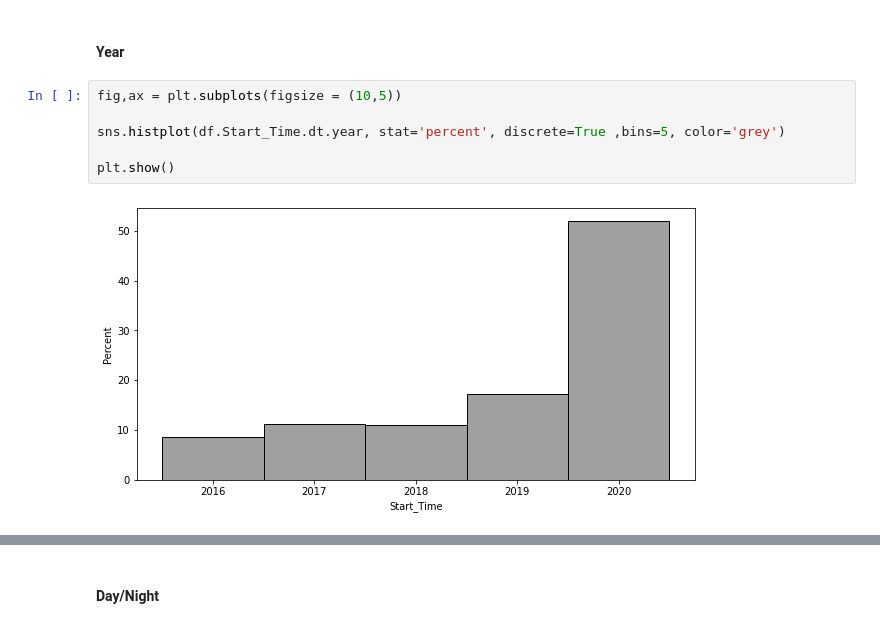
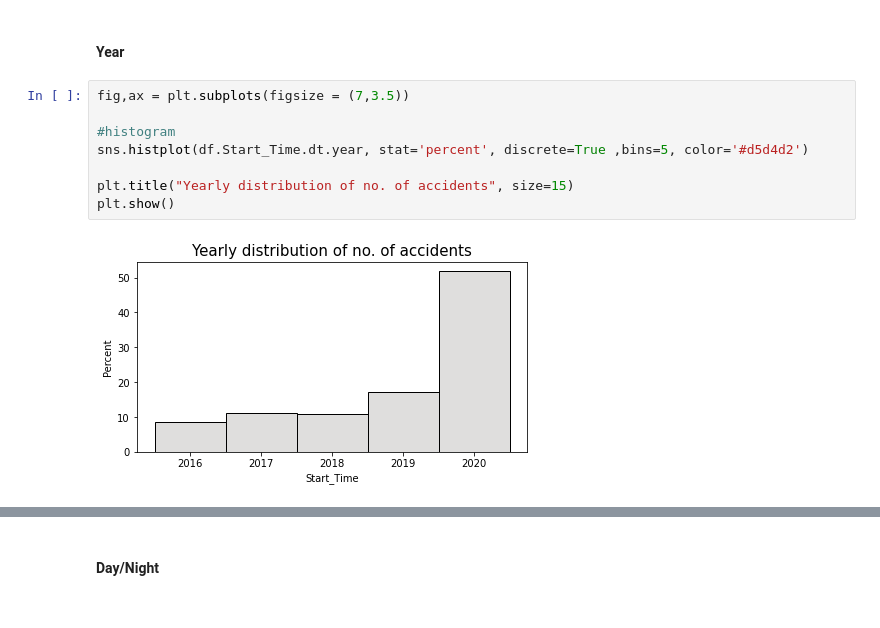
Before and after one commit to shitab16/Exploratory-Data-Analysis-US_Accidents, a Jupyter notebook: EDA_US_Accidents.ipynb, the cells around one changed output, grey strips where cells are left out. Saved outputs shown, nothing was run; the diff lists cells and outputs as text.

```diff
--- a/EDA_US_Accidents.ipynb
+++ b/EDA_US_Accidents.ipynb
@@ -508,10 +577,12 @@ plt.show()
 # %% [markdown]
 #### Year
 # %%
-fig,ax = plt.subplots(figsize = (10,5))
+fig,ax = plt.subplots(figsize = (7,3.5))
 
-sns.histplot(df.Start_Time.dt.year, stat='percent', discrete=True ,bins=5, color='grey')
+#histogram
+sns.histplot(df.Start_Time.dt.year, stat='percent', discrete=True ,bins=5, color='#d5d4d2')
 
+plt.title("Yearly distribution of no. of accidents", size=15)
 plt.show()
 # %% [output]
-[figure, old version]
+[figure, new version]
```
Also changed, not shown: parts of 40 cells of this notebook.
